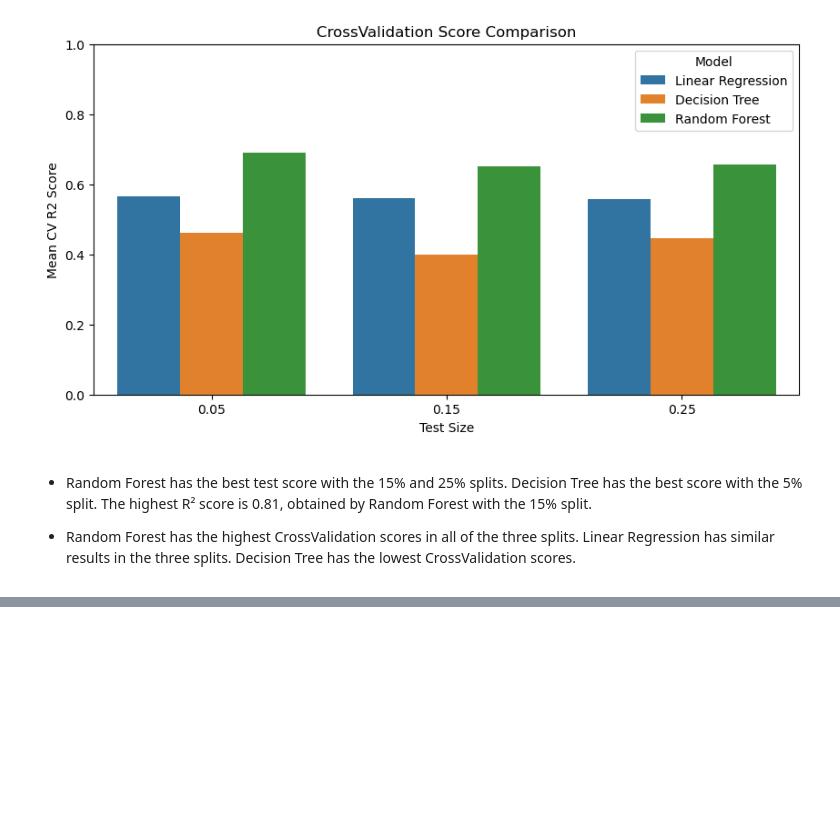
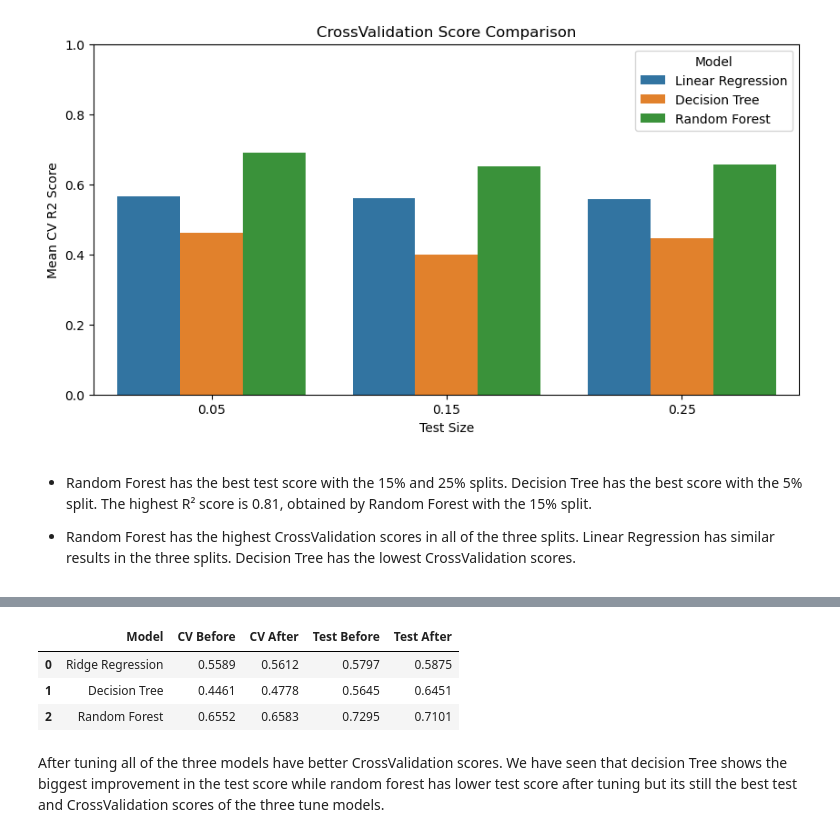
Before and after one commit to sba25073-bit/machinelearningCA1, a Jupyter notebook: ML_CA1.ipynb, the cells around one changed output, grey strips where cells are left out. Drawn from its saved outputs; the diff is of its cells as text; code cells hidden in the pictures; blank space fills up the shorter version.

```diff
--- a/ML_CA1.ipynb
+++ b/ML_CA1.ipynb
@@ -508,0 +590,21 @@ X_train, X_test, y_train, y_test = train_test_split(
+# %%
+# Select results for 25% size test
+before_tuning = results_df[results_df['Test Size'] == 0.25]
+
+#Results before and after tuning
+final_results = pd.DataFrame({
+    'Model': tuning_df['Model'].values,
+    'CV Before': before_tuning['Mean CV R2'].values,
+    'CV After': tuning_df['Best CV R2'].values,
+    'Test Before': before_tuning['Test R2'].values,
+    'Test After': tuning_df['Test R2'].values
+})
+
+final_results.round(4)
+# %% [output]
+|  | Model | CV Before | CV After | Test Before | Test After |
+| 0 | Ridge Regression | 0.5589 | 0.5612 | 0.5797 | 0.5875 |
+| 1 | Decision Tree | 0.4461 | 0.4778 | 0.5645 | 0.6451 |
+| 2 | Random Forest | 0.6552 | 0.6583 | 0.7295 | 0.7101 |
+# %% [markdown]
+After tuning all of the three models have better CrossValidation scores. We have seen that decision Tree shows the biggest improvement in the test score while random forest has lower test score after tuning but its still the best test and CrossValidation scores of the three tune models.
```
Also changed, not shown: parts of 9 cells of this notebook.
